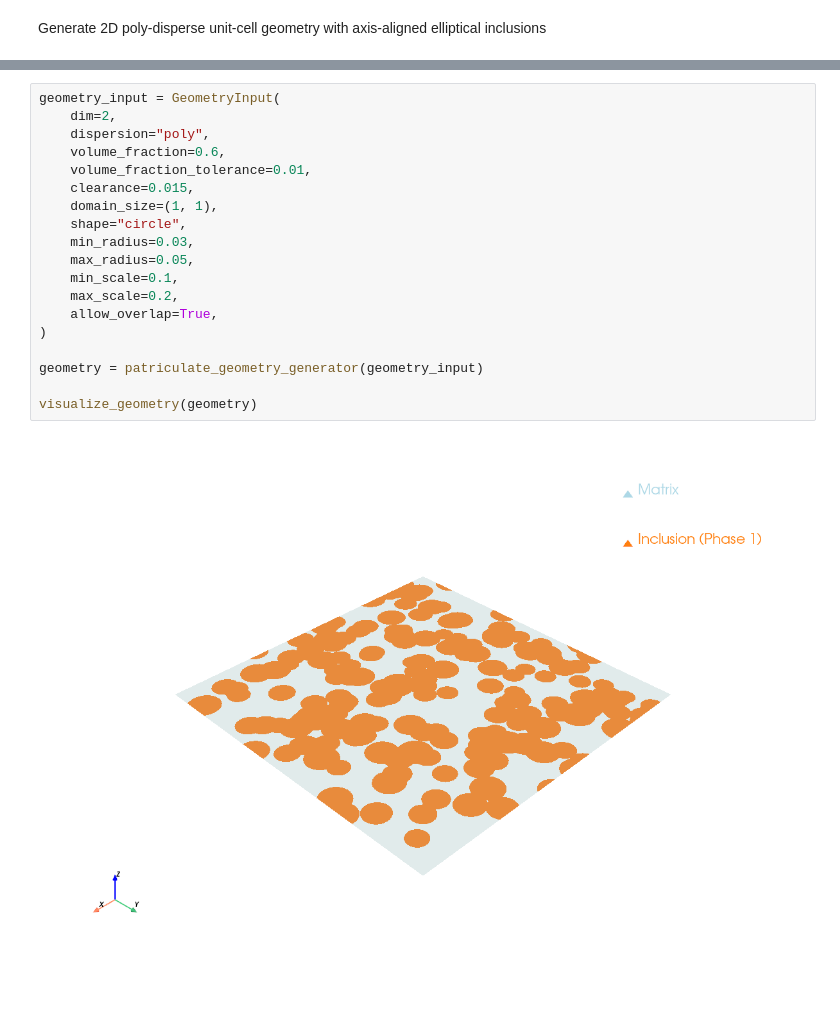
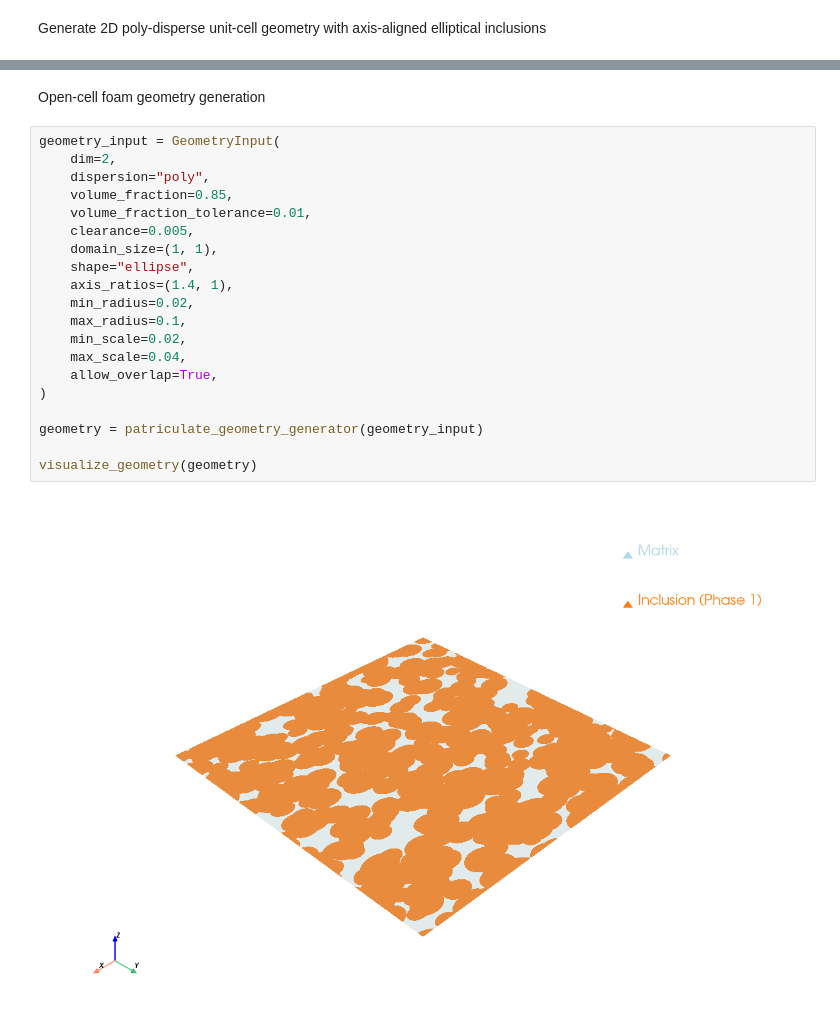
Before and after one commit to AmirTahouni/HomiCSx, a Jupyter notebook: demos/geometry_generation.ipynb, the cells around one changed output, grey strips where cells are left out. Drawn from its saved outputs; the diff is of its cells as text; blank space fills up the shorter version.

```diff
--- a/demos/geometry_generation.ipynb
+++ b/demos/geometry_generation.ipynb
@@ -190,21 +169,24 @@ visualize_geometry(geometry)
+# %% [markdown]
+Open-cell foam geometry generation
 # %%
 geometry_input = GeometryInput(
     dim=2,
     dispersion="poly",
-    volume_fraction=0.6,
+    volume_fraction=0.85,
     volume_fraction_tolerance=0.01,
-    clearance=0.015,
+    clearance=0.005,
     domain_size=(1, 1),
-    shape="circle",
-    min_radius=0.03,
-    max_radius=0.05,
-    min_scale=0.1,
-    max_scale=0.2,
+    shape="ellipse",
+    axis_ratios=(1.4, 1),
+    min_radius=0.02,
+    max_radius=0.1,
+    min_scale=0.02,
+    max_scale=0.04,
     allow_overlap=True,
 )
 
 geometry = patriculate_geometry_generator(geometry_input)
 
 visualize_geometry(geometry)
 # %% [output]
-[figure, old version]
+[figure, new version]
```
Also changed, not shown: parts of 11 cells of this notebook, 19 other files.
